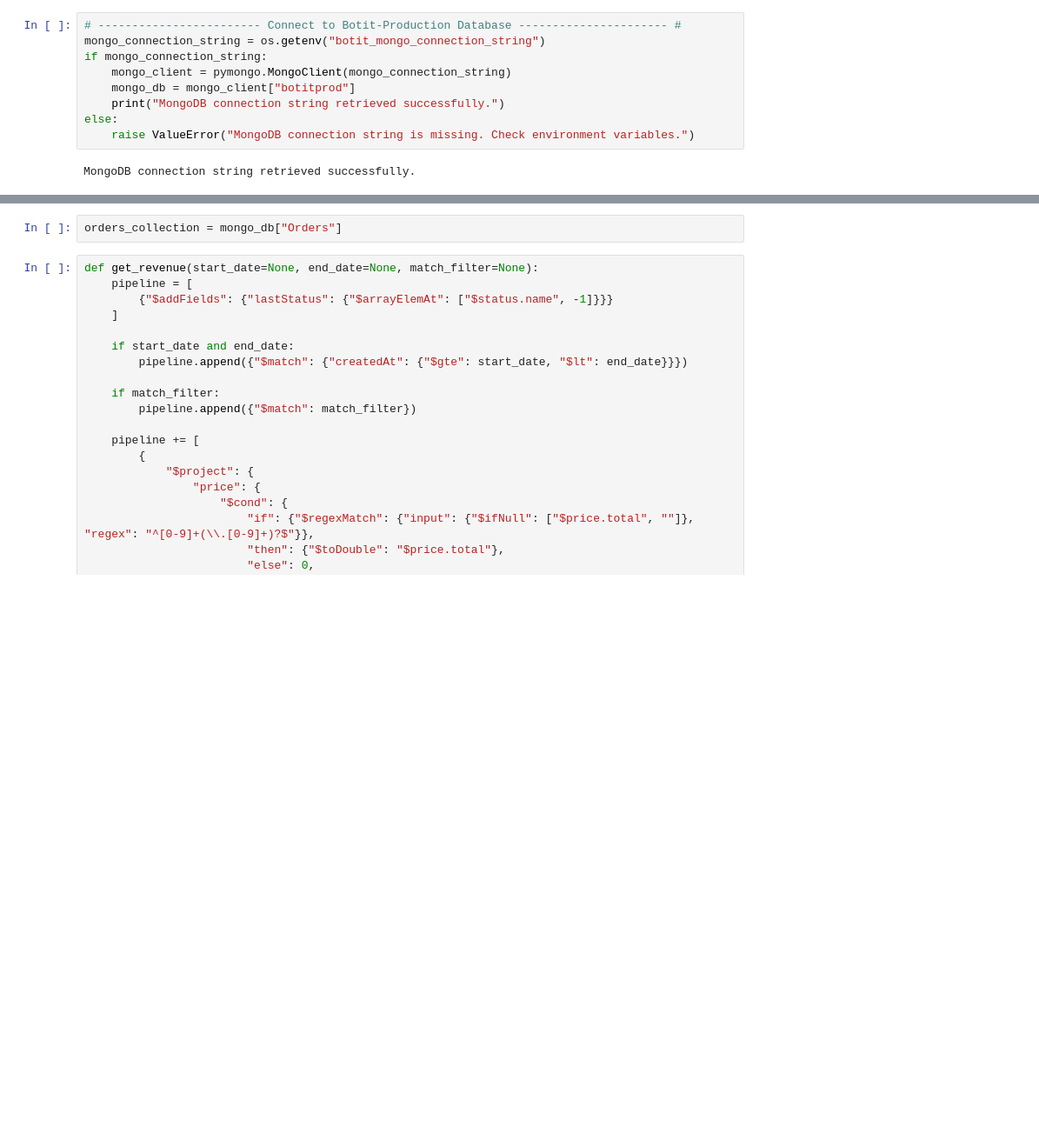
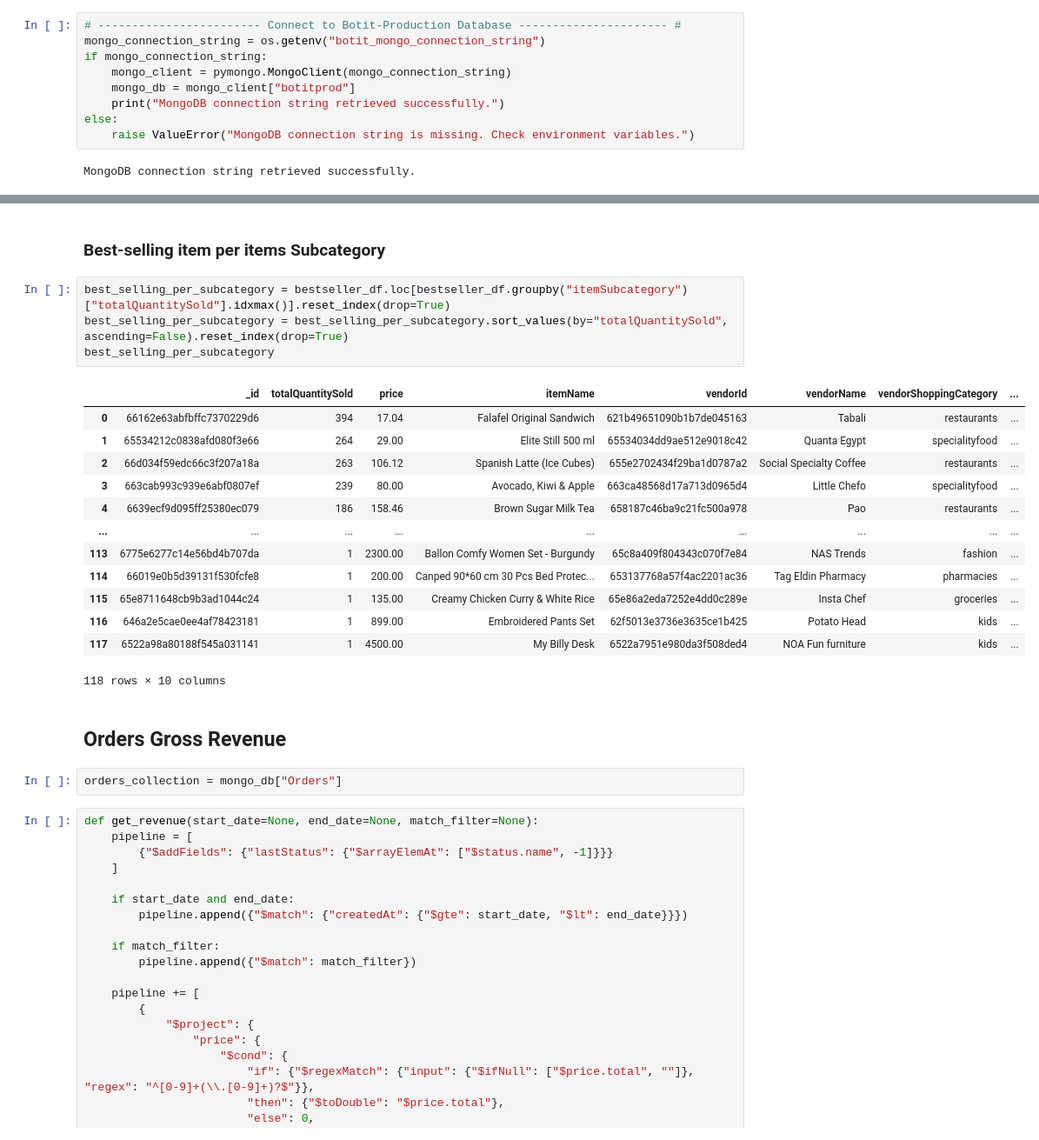
Before and after one commit to Huss8in/etl-mongo-aggregation-runner, a Jupyter notebook: pipelines_report.ipynb, the cells around one changed output, grey strips where cells are left out. Shown at 87% size. Saved outputs shown, nothing was run; the diff lists cells and outputs as text; blank space fills up the shorter version.

```diff
--- a/pipelines_report.ipynb
+++ b/pipelines_report.ipynb
@@ -26,3 +173,25 @@ MongoDB connection string retrieved successfully.
+# %% [markdown]
+### Best-selling item per items Subcategory
+# %%
+best_selling_per_subcategory = bestseller_df.loc[bestseller_df.groupby("itemSubcategory")["totalQuantitySold"].idxmax()].reset_index(drop=True)
+best_selling_per_subcategory = best_selling_per_subcategory.sort_values(by="totalQuantitySold", ascending=False).reset_index(drop=True)
+best_selling_per_subcategory
+# %% [output]
+|  | _id | totalQuantitySold | price | itemName | vendorId | vendorName | vendorShoppingCategory | ... |
+| 0 | 66162e63abfbffc7370229d6 | 394 | 17.04 | Falafel Original Sandwich | 621b49651090b1b7de045163 | Tabali | restaurants | ... |
+| 1 | 65534212c0838afd080f3e66 | 264 | 29.00 | Elite Still 500 ml | 65534034dd9ae512e9018c42 | Quanta Egypt | specialityfood | ... |
+| 2 | 66d034f59edc66c3f207a18a | 263 | 106.12 | Spanish Latte (Ice Cubes) | 655e2702434f29ba1d0787a2 | Social Specialty Coffee | restaurants | ... |
+| 3 | 663cab993c939e6abf0807ef | 239 | 80.00 | Avocado, Kiwi & Apple | 663ca48568d17a713d0965d4 | Little Chefo | specialityfood | ... |
+| 4 | 6639ecf9d095ff25380ec079 | 186 | 158.46 | Brown Sugar Milk Tea | 658187c46ba9c21fc500a978 | Pao | restaurants | ... |
+| ... | ... | ... | ... | ... | ... | ... | ... | ... |
+| 113 | 6775e6277c14e56bd4b707da | 1 | 2300.00 | Ballon Comfy Women Set - Burgundy | 65c8a409f804343c070f7e84 | NAS Trends | fashion | ... |
+| 114 | 66019e0b5d39131f530fcfe8 | 1 | 200.00 | Canped 90*60 cm 30 Pcs Bed Protec... | 653137768a57f4ac2201ac36 | Tag Eldin Pharmacy | pharmacies | ... |
+| 115 | 65e8711648cb9b3ad1044c24 | 1 | 135.00 | Creamy Chicken Curry & White Rice | 65e86a2eda7252e4dd0c289e | Insta Chef | groceries | ... |
+| 116 | 646a2e5cae0ee4af78423181 | 1 | 899.00 | Embroidered Pants Set | 62f5013e3736e3635ce1b425 | Potato Head | kids | ... |
+| 117 | 6522a98a80188f545a031141 | 1 | 4500.00 | My Billy Desk | 6522a7951e980da3f508ded4 | NOA Fun furniture | kids | ... |
+118 rows × 10 columns
+# %% [markdown]
+## Orders Gross Revenue
 # %%
 orders_collection = mongo_db["Orders"]
 # %%
```
Also changed, not shown: parts of 19 cells of this notebook.
